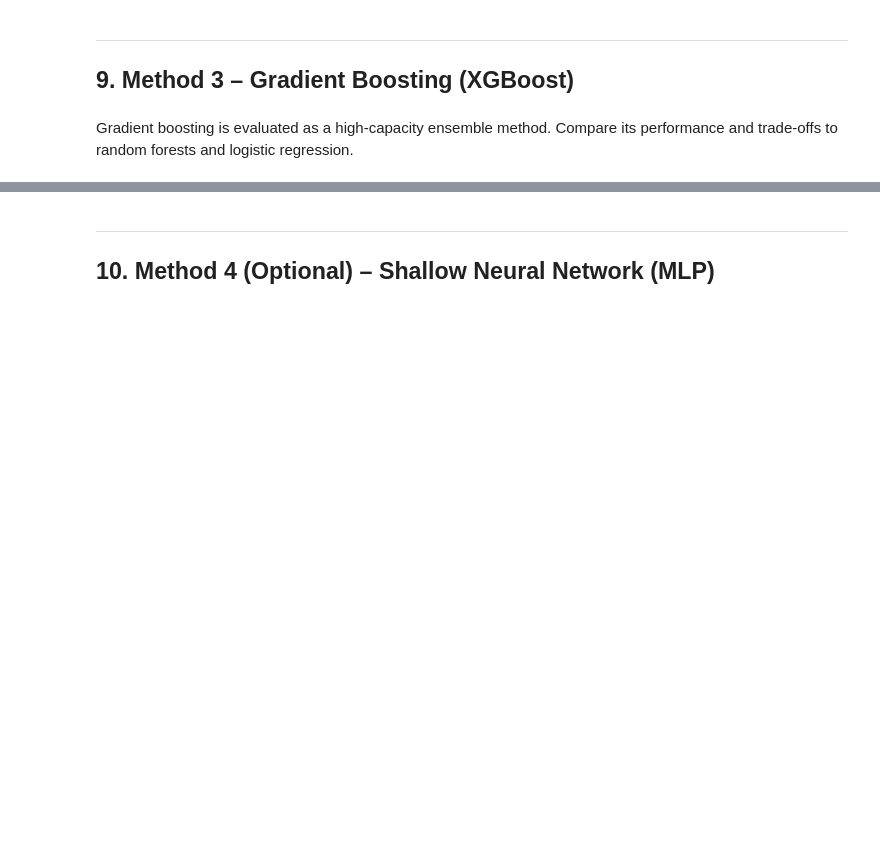
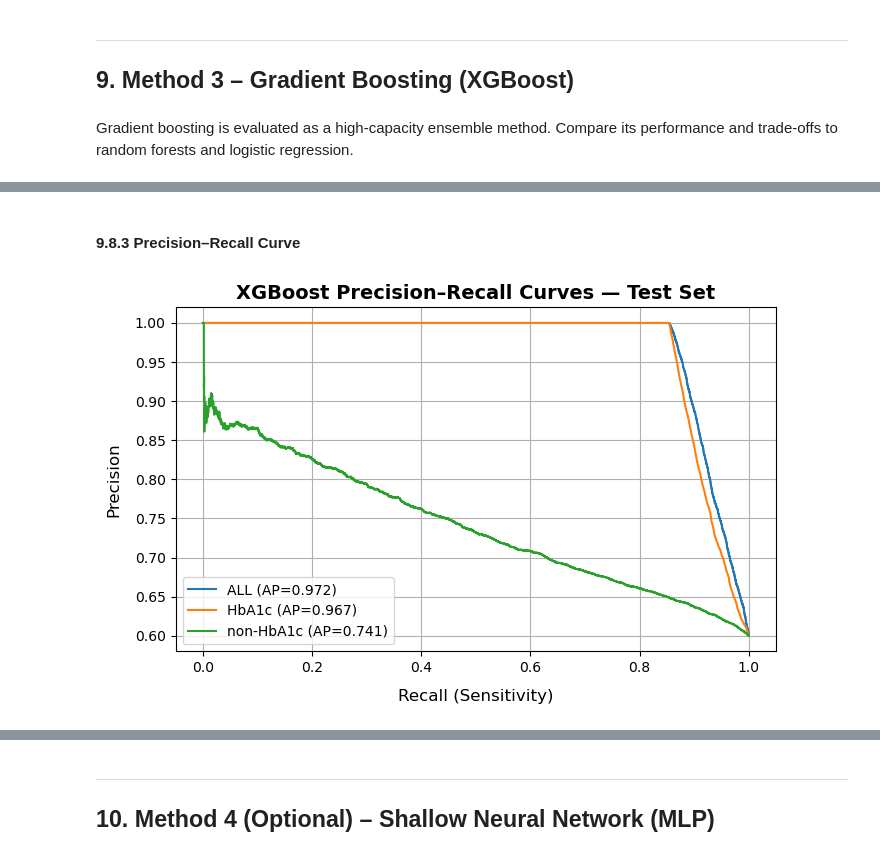
Before and after one commit to etoobian/diabetes-prediction-ds1, a Jupyter notebook: notebooks/diabetes_prediction.ipynb, the cells around one changed output, grey strips where cells are left out. Cells and saved outputs as stored; diff of their text form; code cells hidden in the pictures; blank space fills up the shorter version.

```diff
--- a/notebooks/diabetes_prediction.ipynb
+++ b/notebooks/diabetes_prediction.ipynb
@@ -1867,0 +2105,12 @@ Gradient boosting is evaluated as a high-capacity ensemble method. Compare its p
+# %% [markdown]
+#### 9.8.3 Precision–Recall Curve
+# %%
+fig, ax = viz.plot_multiple_pr_curves(
+    y_true=y_test,
+    model_probas=model_probs,
+    title="XGBoost Precision–Recall Curves",
+)
+
+viz.finalize_fig(fig, show=True)
+# %% [output]
+[figure, added]
```
Also changed, not shown: parts of 32 cells of this notebook.
